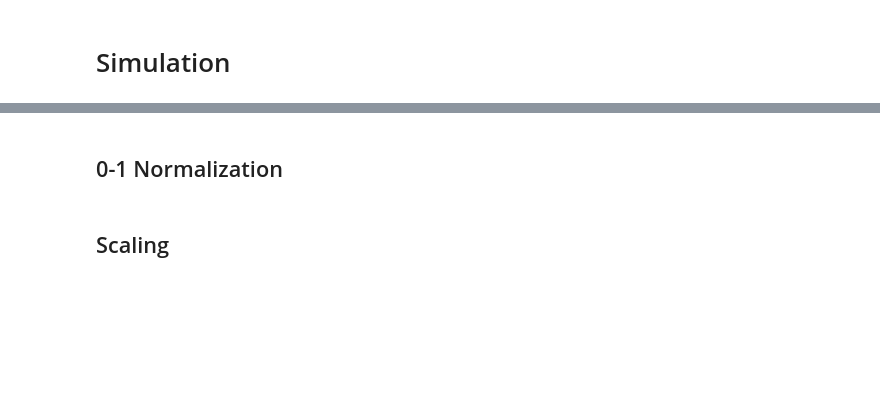
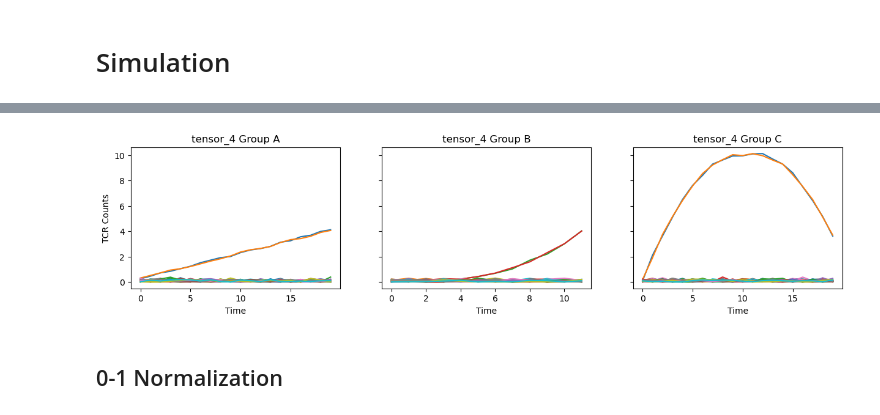
Before and after one commit to pablovadillo/Tensordecomposition, a Jupyter notebook: Simulation.ipynb, the cells around one changed output, grey strips where cells are left out. Saved outputs shown, nothing was run; the diff lists cells and outputs as text; code cells hidden in the pictures; blank space fills up the shorter version.

```diff
--- a/Simulation.ipynb
+++ b/Simulation.ipynb
@@ -46,3 +146,34 @@ tensor.shape
+# %%
+np.random.seed(42)
+
+num_sequences = 100
+num_timesteps = np.random.randint(3, 20, size=10)*2
+num_patients = 10
+
+tensor_4 = [np.abs(np.random.normal(0, 0.1, (timesteps, num_sequences))) for timesteps in num_timesteps]
+
+a = 0.2
+b = 0.003
+c = 0.1
+
+for patient in range(len(tensor_3)):
+
+    t = np.arange(tensor_4[patient].shape[0])
+
+    if patient in (0, 3, 5):
+        tensor_4[patient][:, 0:2] = a * (t[:, None] + 1) + np.abs(np.random.normal(0, 0.1, (num_timesteps[patient], 2)))
+
+    elif patient in (1, 7, 9):
+        tensor_4[patient][:, 2:4] = b * (t[:, None]) ** 3 + np.abs(np.random.normal(0, 0.1, (num_timesteps[patient], 2)))
+
+    else:
+        t_2 = math.ceil(num_timesteps[patient]/2)
+        tensor_4[patient][0:t_2, 0:2] = c * t[t_2, None] ** 2 - c * (t[::-1][t_2:num_timesteps[patient], None] + 1) ** 2 + np.abs(np.random.normal(0, 0.1, (t_2, 2)))
+        tensor_4[patient][t_2:num_timesteps[patient], 0:2] = - c * (t[t_2:num_timesteps[patient], None] - t_2-1) ** 2 + c * t_2 ** 2 + np.abs(np.random.normal(0, 0.1, (num_timesteps[patient]-t_2, 2)))
+# %%
+data_visualization2(3, 7, 8, tensor_4, "tensor_4")
+# %% [output]
+[figure, added]
 # %% [markdown]
 ## 0-1 Normalization
 # %%
@@ -55,2 +183,0 @@ tensor_norm = norm_01scale(tensor)
-# %% [markdown]
-## Scaling
```
Also changed, not shown: parts of 47 cells of this notebook.
